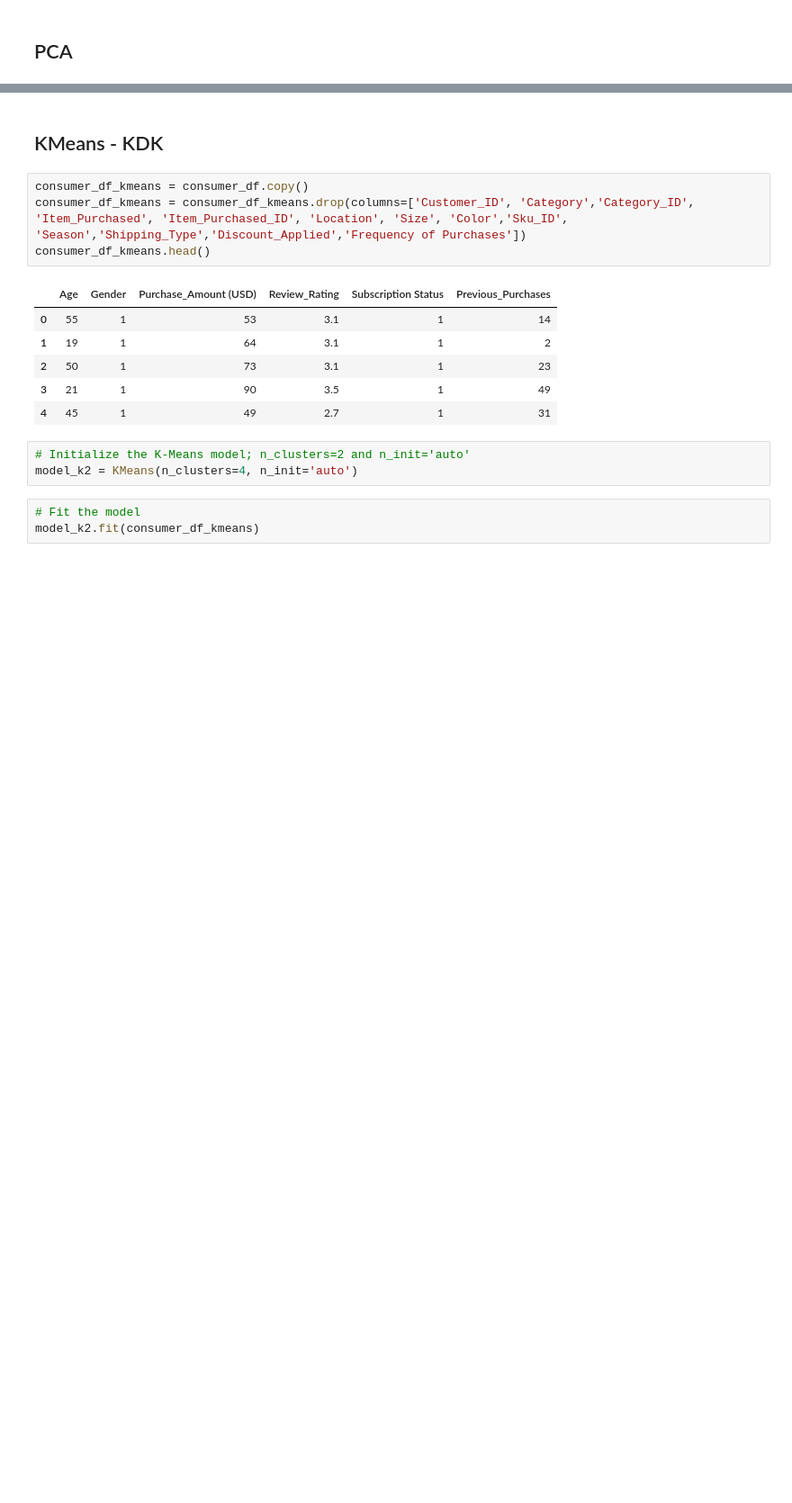
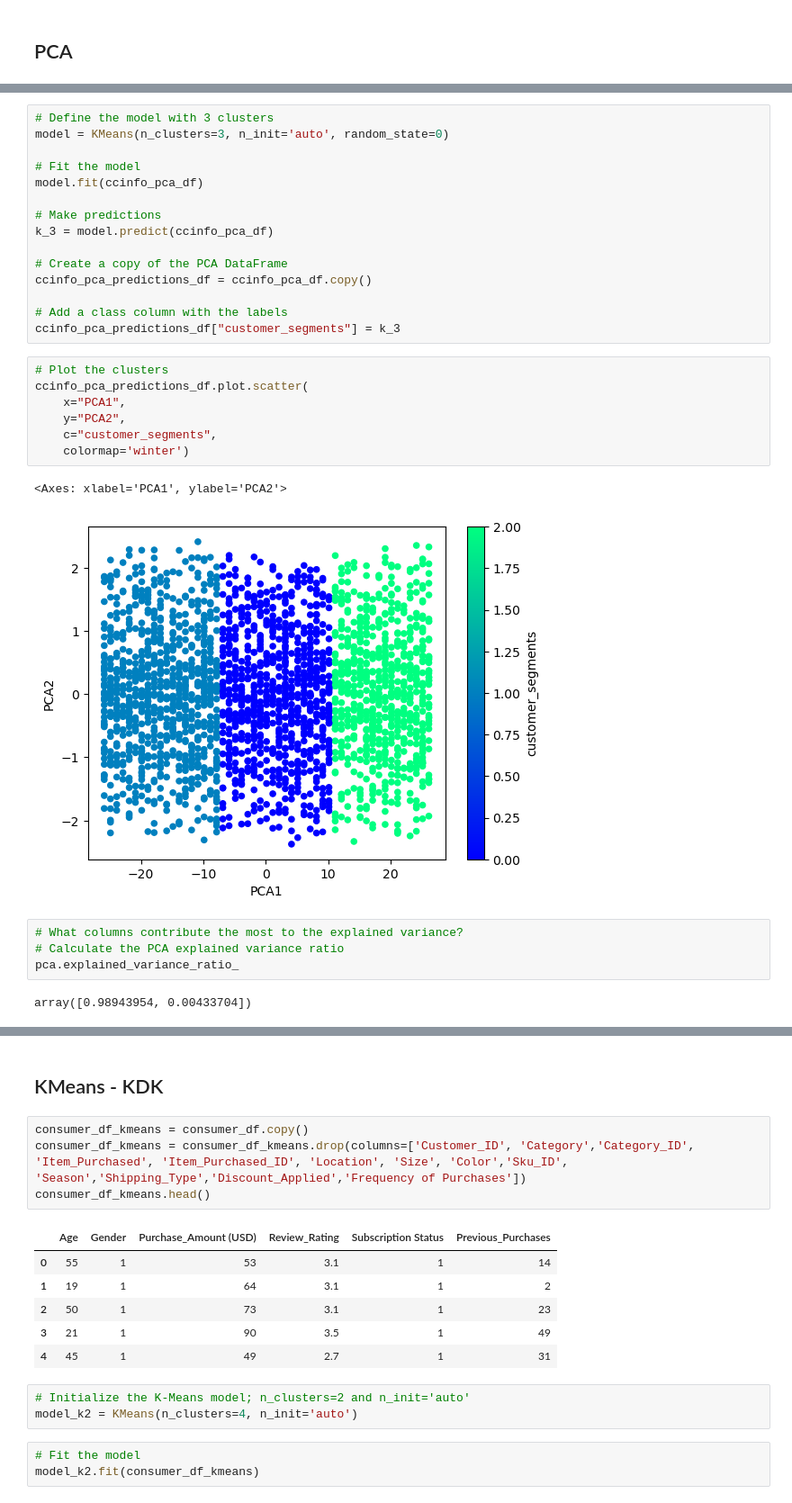
Before and after one commit to kylekerner/project2, a Jupyter notebook: project2.ipynb, the cells around one changed output, grey strips where cells are left out. Shown at 90% size. Cells and saved outputs as stored; diff of their text form; blank space fills up the shorter version.

```diff
--- a/project2.ipynb
+++ b/project2.ipynb
@@ -687,0 +813,31 @@ ValueError: Number of labels is 1. Valid values are 2 to n_samples - 1 (inclusiv
+# %%
+# Define the model with 3 clusters
+model = KMeans(n_clusters=3, n_init='auto', random_state=0)
+
+# Fit the model
+model.fit(ccinfo_pca_df)
+
+# Make predictions
+k_3 = model.predict(ccinfo_pca_df)
+
+# Create a copy of the PCA DataFrame
+ccinfo_pca_predictions_df = ccinfo_pca_df.copy()
+
+# Add a class column with the labels
+ccinfo_pca_predictions_df["customer_segments"] = k_3
+# %%
+# Plot the clusters
+ccinfo_pca_predictions_df.plot.scatter(
+    x="PCA1",
+    y="PCA2",
+    c="customer_segments",
+    colormap='winter')
+# %% [output]
+<Axes: xlabel='PCA1', ylabel='PCA2'>
+[figure, added]
+# %%
+# What columns contribute the most to the explained variance?
+# Calculate the PCA explained variance ratio
+pca.explained_variance_ratio_
+# %% [output]
+array([0.98943954, 0.00433704])
```
Also changed, not shown: parts of 18 cells of this notebook.
